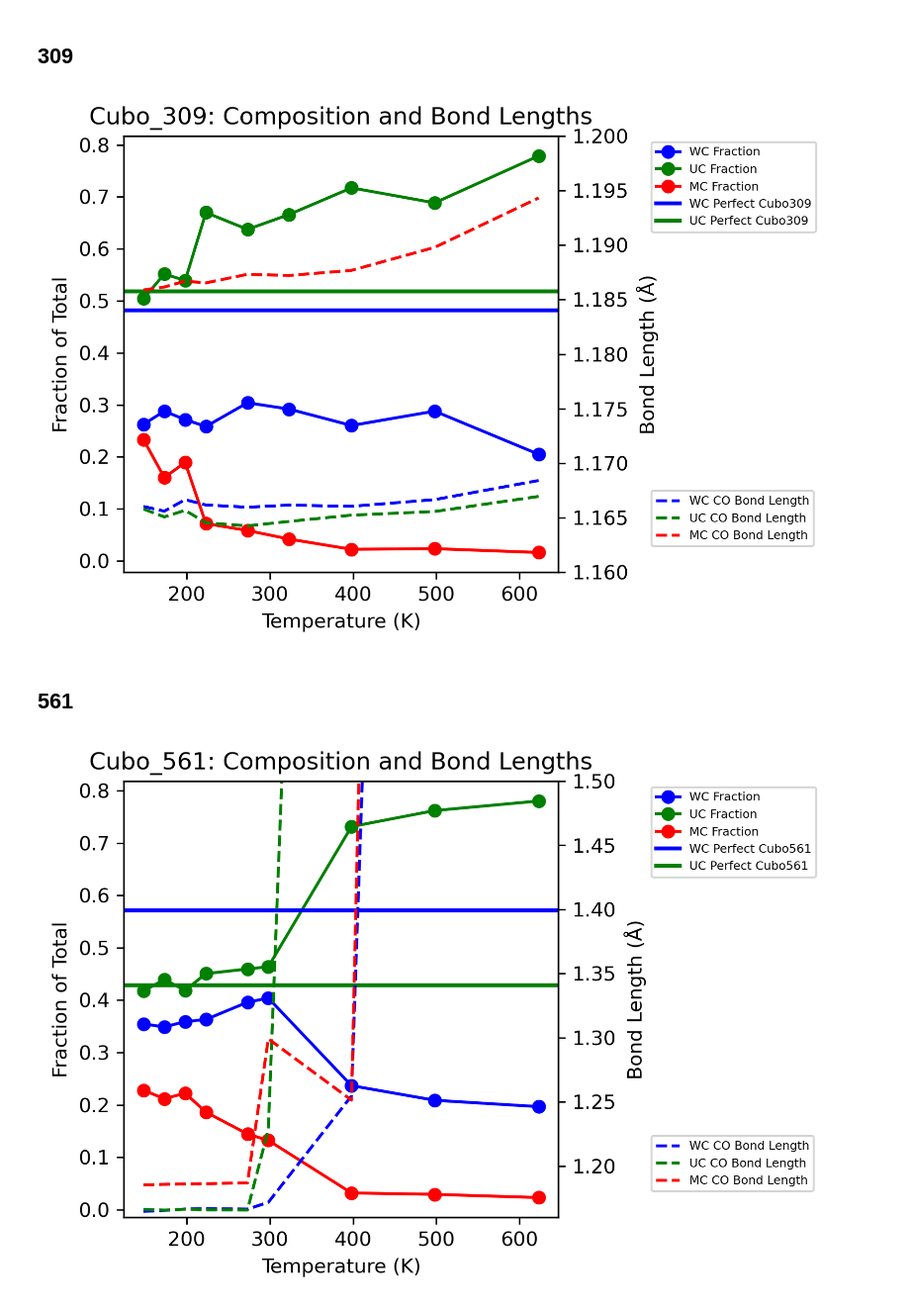
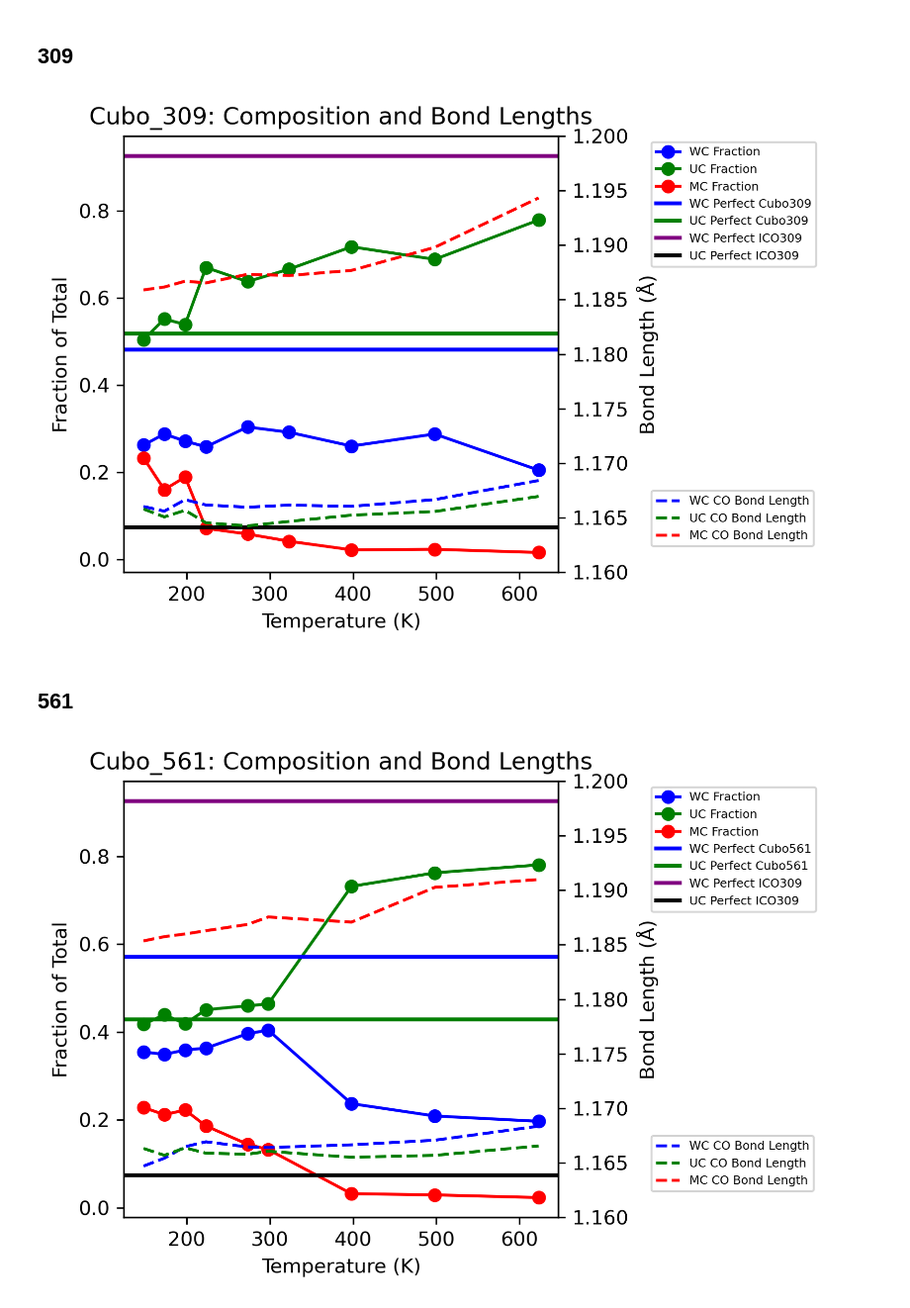
Before and after one commit to nmarcella/clusterOVITO, a Jupyter notebook: code/cameron_check_this.ipynb, the cells around one changed output. Shown at 99% size. Drawn from its saved outputs; the diff is of its cells as text; code cells hidden in the pictures.

```diff
--- a/code/cameron_check_this.ipynb
+++ b/code/cameron_check_this.ipynb
@@ -144,6 +89,13 @@ for i in ["148K_3","173K_6", "198K_6", "223K_6", "273K_6", "298K_6", "398K_6", "
     traj_path = traj_dir + traj_name
 
     pipeline = import_file(traj_path)
+    # shift particle away from PBC edges. -- key to getting things to work.
+    tm = [[1, 0, 0, -100],
+                [0,  1, 0,200],
+                [0, 0, 1, -100]]
+
+    pipeline.modifiers.append(AffineTransformationModifier(operate_on = {'cell'}, transformation=tm))
+    pipeline.modifiers.append(WrapPeriodicImagesModifier())
 
     test_pl = MD_EXAFS_Analysis_Pipeline_PtCO(pipeline, file_params={"framerange": range(0,pipeline.source.num_frames,100),"atoms":{"Pt":1, "C":2, "O":3}, "cutoff":3}, custom_analysis_func=find_adsorbed_CO)
     #test_pl = MD_EXAFS_Binary_Pipeline_General(pipeline, file_params={"framerange": range(15999,16000),"atoms":{"Pt":1}, "cutoff":3})
@@ -232,6 +186,13 @@ for i in ["148K_3","173K_3", "198K_3", "223K_4", "273K_4", "323K_6", "398K_6", "
 
     pipeline = import_file(traj_path)
 
+    tm = [[1, 0, 0, -100],
+                [0,  1, 0,200],
+                [0, 0, 1, -100]]
+
+    pipeline.modifiers.append(AffineTransformationModifier(operate_on = {'cell'}, transformation=tm))
+    pipeline.modifiers.append(WrapPeriodicImagesModifier())
+
     test_pl = MD_EXAFS_Analysis_Pipeline_PtCO(pipeline, file_params={"framerange": range(0,pipeline.source.num_frames,100),"atoms":{"Pt":1, "C":2, "O":3}, "cutoff":3}, custom_analysis_func=find_adsorbed_CO)
     #test_pl = MD_EXAFS_Binary_Pipeline_General(pipeline, file_params={"framerange": range(15999,16000),"atoms":{"Pt":1}, "cutoff":3})
     test_pl.run()
@@ -281,6 +242,9 @@ ax2.set_ylim(1.16, 1.2)
 ax1.axhline(y=f_WC_309, color='blue', linestyle='-', linewidth=2, label="WC Perfect Cubo309")
 ax1.axhline(y=f_UC_309, color='green', linestyle='-', linewidth=2, label="UC Perfect Cubo309")
 
+ax1.axhline(y=f_WC_309_ico, color='purple', linestyle='-', linewidth=2, label="WC Perfect ICO309")
+ax1.axhline(y=f_UC_309_ico, color='black', linestyle='-', linewidth=2, label="UC Perfect ICO309")
+
 # Adjusting legend positioning for ax1
 ax1.legend(loc='upper left', bbox_to_anchor=(1.2, 1), fontsize=6)
 
@@ -292,7 +256,7 @@ plt.title("Cubo_309: Composition and Bond Lengths")
 plt.tight_layout()
 plt.show()
 # %% [output]
-[figure, old version]
+[figure, new version]
 # %% [markdown]
 ## 561
 # %%
@@ -319,6 +283,13 @@ for i in ["148K_5","173K_7", "198K_7", "223K_7", "273K_7", "298K_6", "398K_6", "
 
     pipeline = import_file(traj_path)
 
+    tm = [[1, 0, 0, -100],
+                [0,  1, 0,200],
+                [0, 0, 1, -100]]
+
+    pipeline.modifiers.append(AffineTransformationModifier(operate_on = {'cell'}, transformation=tm))
+    pipeline.modifiers.append(WrapPeriodicImagesModifier())
+
     test_pl = MD_EXAFS_Analysis_Pipeline_PtCO(pipeline, file_params={"framerange": range(0,pipeline.source.num_frames,100),"atoms":{"Pt":1, "C":2, "O":3}, "cutoff":3}, custom_analysis_func=find_adsorbed_CO)
     #test_pl = MD_EXAFS_Binary_Pipeline_General(pipeline, file_params={"framerange": range(15999,16000),"atoms":{"Pt":1}, "cutoff":3})
     test_pl.run()
@@ -351,32 +322,35 @@ ax1.plot(temperatures, n_WC, label="WC Fraction", marker='o', color='b')
 ax1.plot(temperatures, n_UC, label="UC Fraction", marker='o', color='g')
 ax1.plot(temperatures, n_multi, label="MC Fraction", marker='o', color='r')
 ax1.set_xlabel("Temperature (K)")
 ax1.set_ylabel("Fraction of Total")
 
 # Secondary axis for bond lengths
 ax2 = ax1.twinx()
 r_WC = np.array([bond_lengths_561[i]["r_WC"] for i in data_names])
 r_UC = np.array([bond_lengths_561[i]["r_UC"] for i in data_names])
 r_multi = np.array([bond_lengths_561[i]["r_multi"] for i in data_names])
 ax2.plot(temperatures, r_WC, label="WC CO Bond Length", linestyle='--', color='b')
 ax2.plot(temperatures, r_UC, label="UC CO Bond Length", linestyle='--', color='g')
 ax2.plot(temperatures, r_multi, label="MC CO Bond Length", linestyle='--', color='r')
 ax2.set_ylabel("Bond Length (Å)")
-ax2.set_ylim(1.16, 1.5)
+ax2.set_ylim(1.16, 1.2)
 
 # Adding constant lines for f_WC_561 and f_UC_561
 ax1.axhline(y=f_WC_561, color='blue', linestyle='-', linewidth=2, label="WC Perfect Cubo561")
 ax1.axhline(y=f_UC_561, color='green', linestyle='-', linewidth=2, label="UC Perfect Cubo561")
+
+ax1.axhline(y=f_WC_309_ico, color='purple', linestyle='-', linewidth=2, label="WC Perfect ICO309")
+ax1.axhline(y=f_UC_309_ico, color='black', linestyle='-', linewidth=2, label="UC Perfect ICO309")
 
 # Adjusting legend positioning for ax1
 ax1.legend(loc='upper left', bbox_to_anchor=(1.2, 1), fontsize=6)
 
 # Adjusting legend positioning for ax2
 ax2.legend(loc='upper left', bbox_to_anchor=(1.2, 0.2), fontsize=6)
 
 
 plt.title("Cubo_561: Composition and Bond Lengths")
 plt.tight_layout()
 plt.show()
 # %% [output]
-[figure, old version]
+[figure, new version]
```
Also changed, not shown: parts of 7 cells of this notebook, 8 other files.
